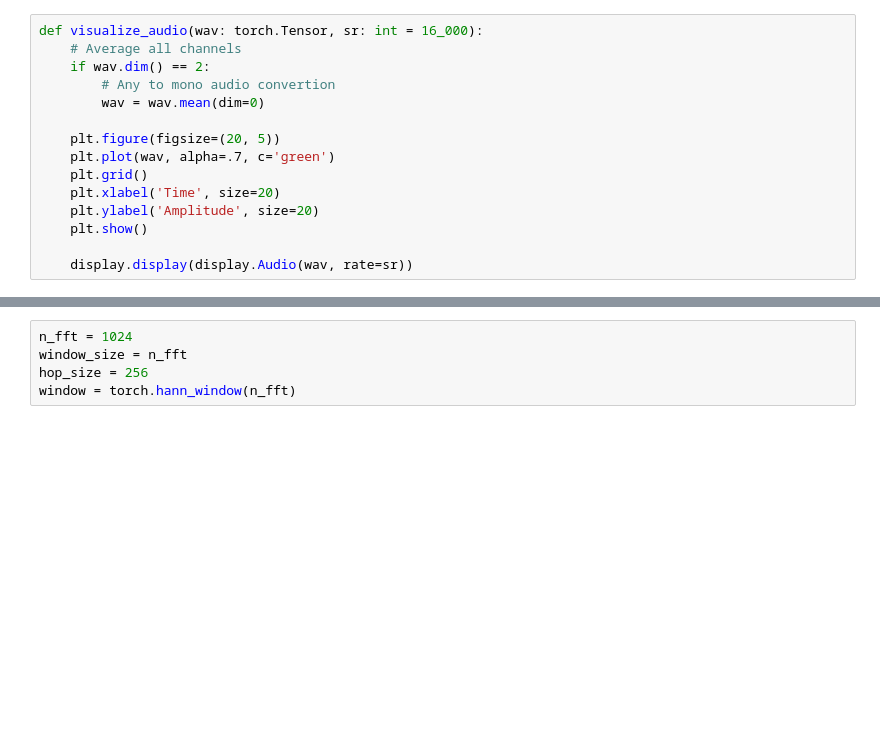
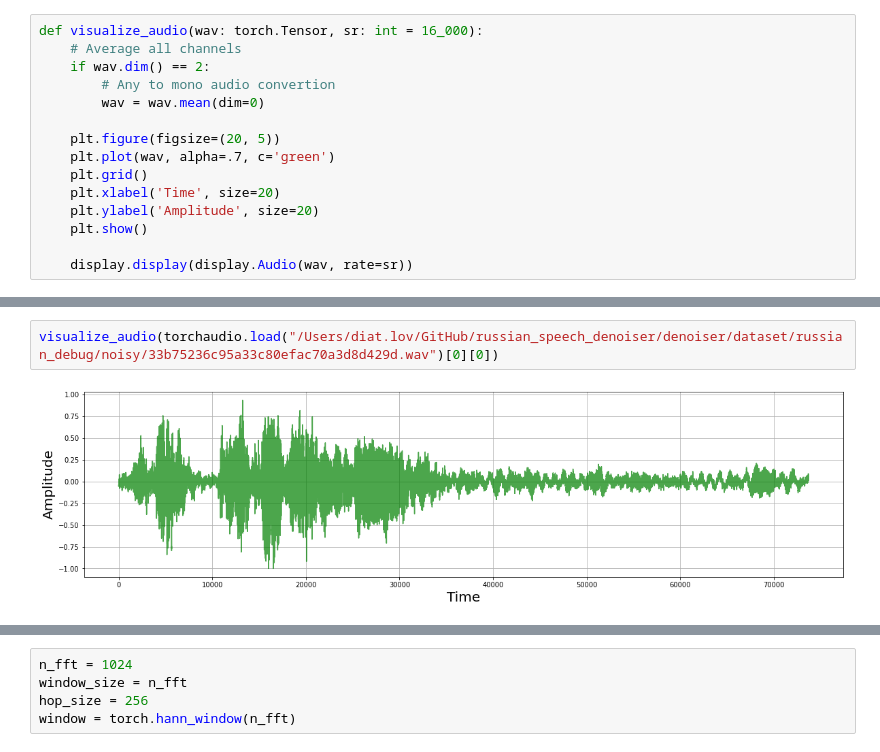
Before and after one commit to dariadiatlova/russian_speech_denoiser, a Jupyter notebook: notebook.ipynb, the cells around one changed output, grey strips where cells are left out. Drawn from its saved outputs; the diff is of its cells as text; blank space fills up the shorter version.

```diff
--- a/notebook.ipynb
+++ b/notebook.ipynb
@@ -122,0 +115,4 @@ visualize_audio(selfi["wav"])
+# %%
+visualize_audio(torchaudio.load("/Users/diat.lov/GitHub/russian_speech_denoiser/denoiser/dataset/russian_debug/noisy/33b75236c95a33c80efac70a3d8d429d.wav")[0][0])
+# %% [output]
+[figure, added]
```
Also changed, not shown: parts of 3 cells of this notebook.
